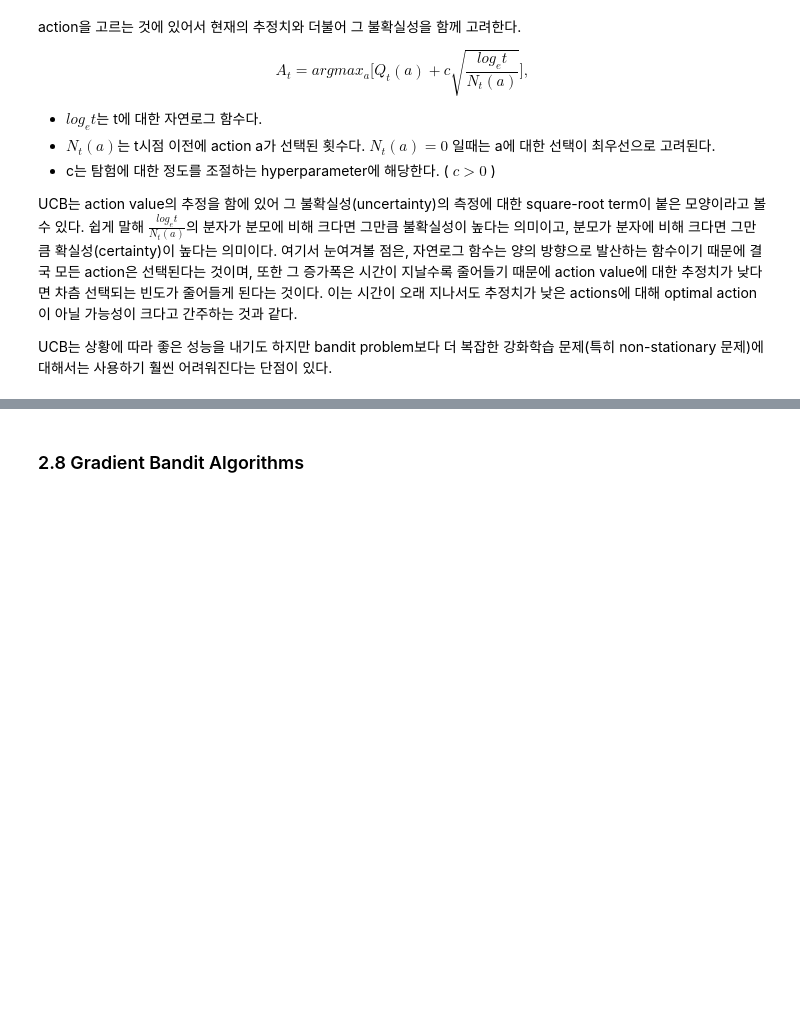
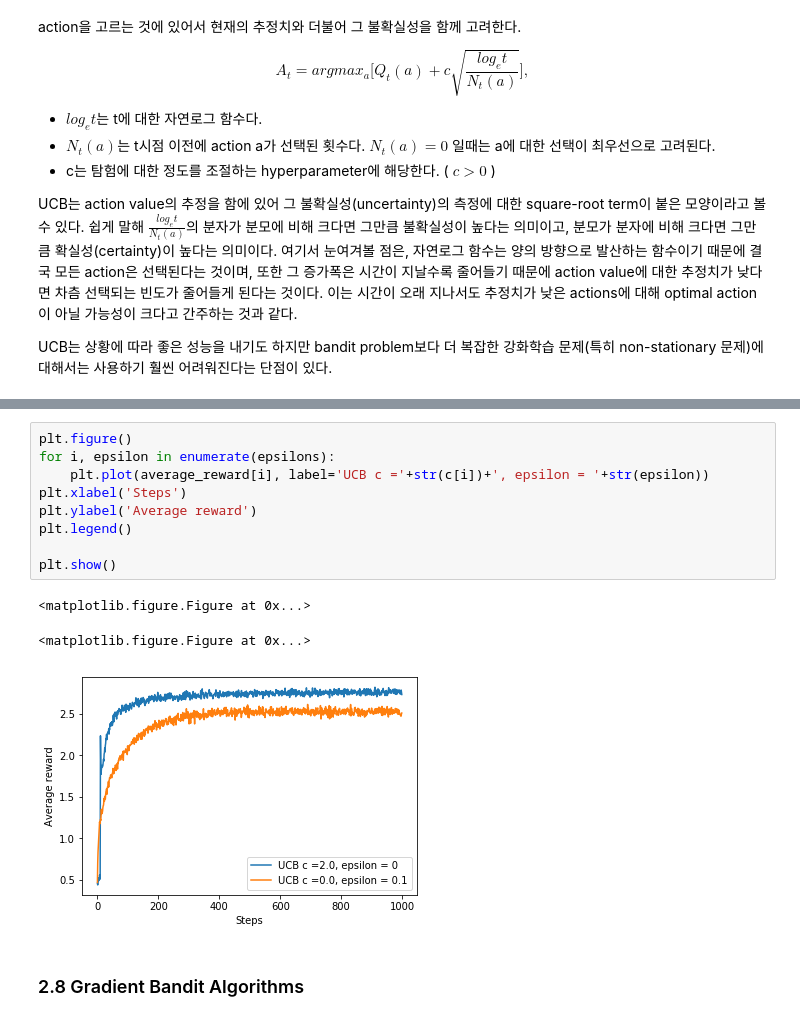
Before and after one commit to Curt-Park/reinforcement_learning_an_introduction, a Jupyter notebook: ch02_multi-armed_bandits/multi-armed_bandits.ipynb, the cells around one changed output, grey strips where cells are left out. Saved outputs shown, nothing was run; the diff lists cells and outputs as text; blank space fills up the shorter version.

```diff
--- a/ch02_multi-armed_bandits/multi-armed_bandits.ipynb
+++ b/ch02_multi-armed_bandits/multi-armed_bandits.ipynb
@@ -306,3 +349,16 @@ UCB는 상황에 따라 좋은 성능을 내기도 하지만 bandit problem보
+# %%
+plt.figure()
+for i, epsilon in enumerate(epsilons):
+    plt.plot(average_reward[i], label='UCB c ='+str(c[i])+', epsilon = '+str(epsilon))
+plt.xlabel('Steps')
+plt.ylabel('Average reward')
+plt.legend()
+
+plt.show()
+# %% [output]
+<matplotlib.figure.Figure at 0x...>
+<matplotlib.figure.Figure at 0x...>
+[figure, added]
 # %% [markdown]
 ### 2.8 Gradient Bandit Algorithms
 # %% [markdown]
```
Also changed, not shown: parts of 1 cell of this notebook.
